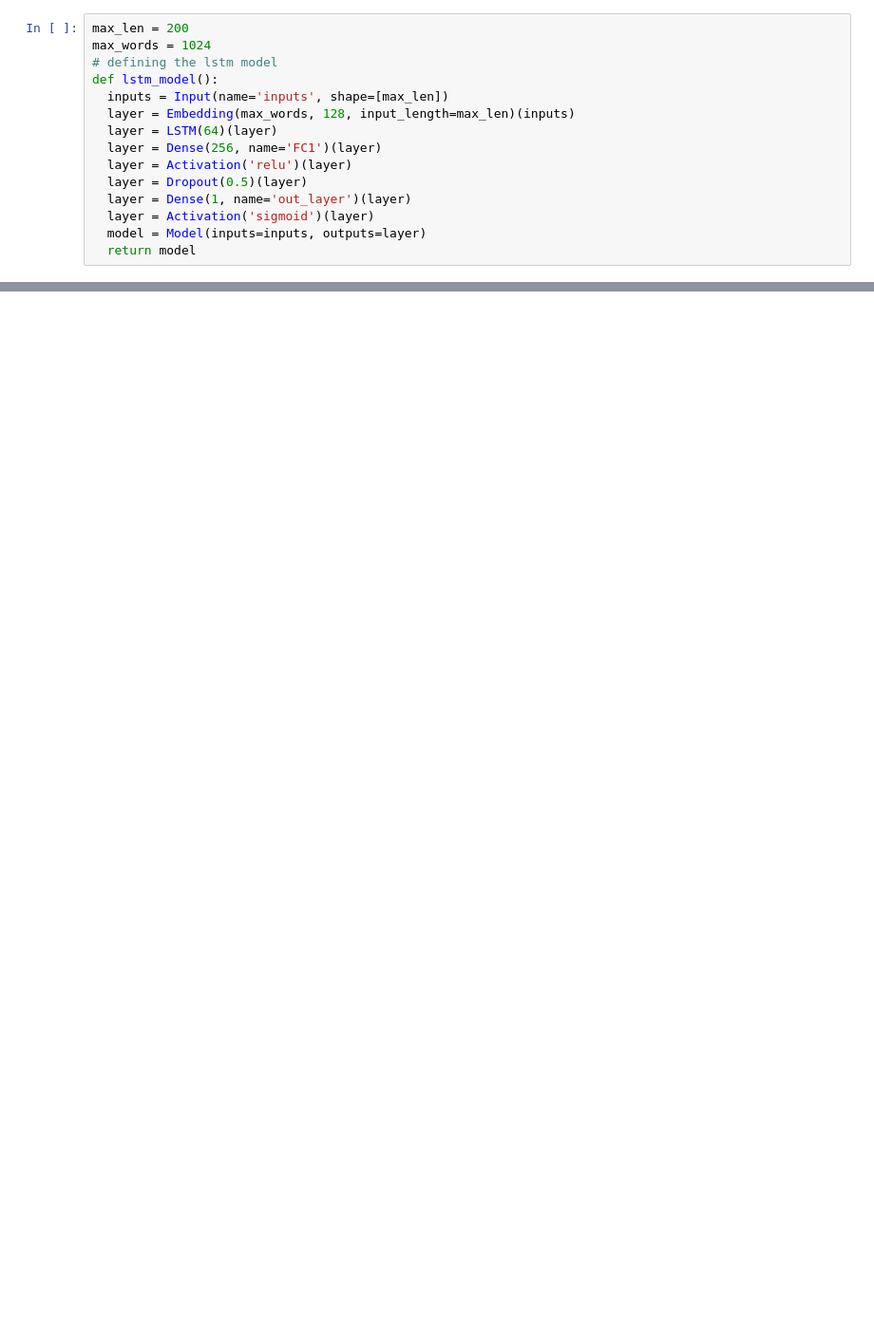
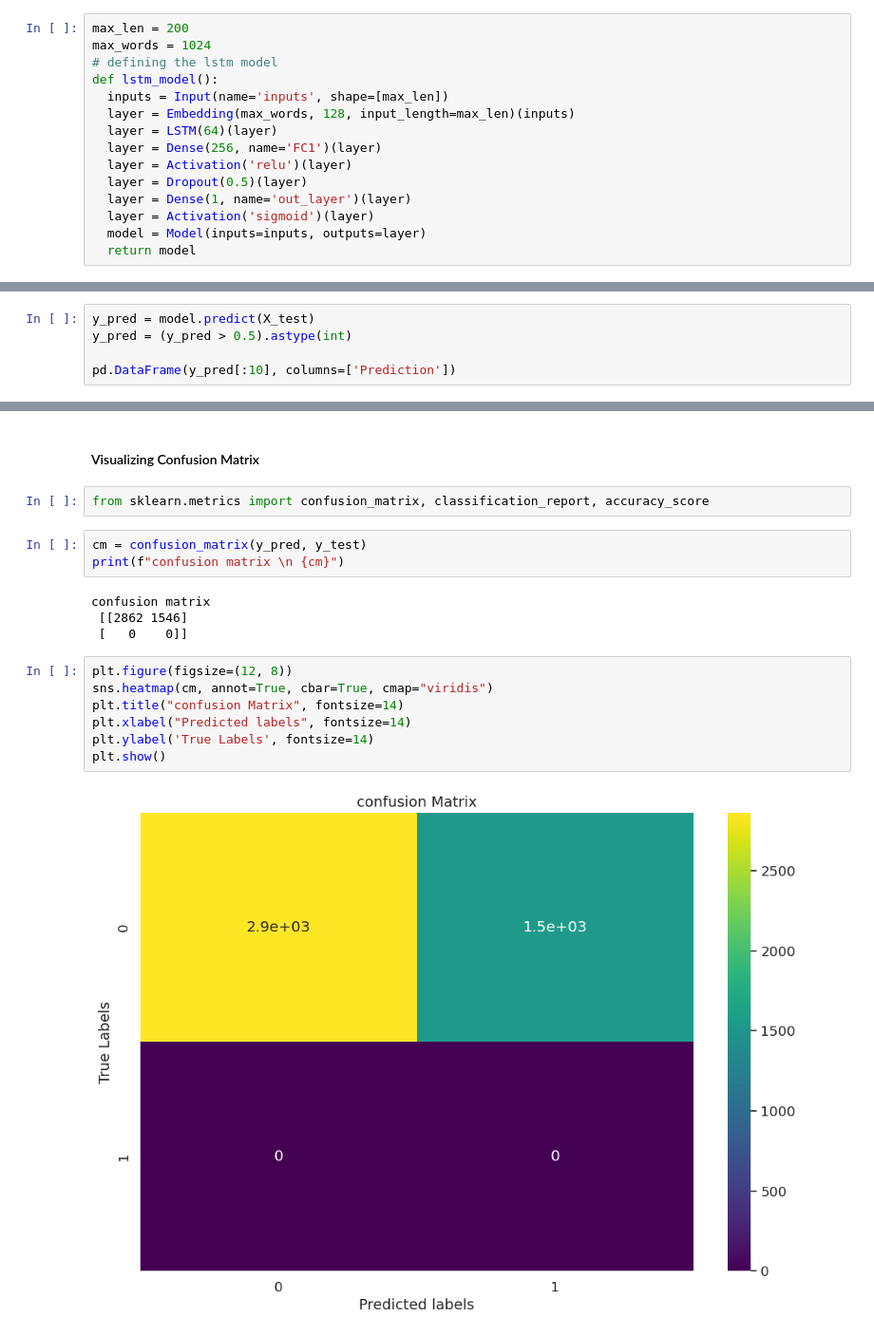
Before and after one commit to shivachaudhary46/natural_language_processing, a Jupyter notebook: Email_Spam_Detection/spam_classifier.ipynb, the cells around one changed output, grey strips where cells are left out. Shown at 95% size. Saved outputs shown, nothing was run; the diff lists cells and outputs as text; blank space fills up the shorter version.

Commit message:
completed spam email classification

```diff
--- a/Email_Spam_Detection/spam_classifier.ipynb
+++ b/Email_Spam_Detection/spam_classifier.ipynb
@@ -714,0 +765,5 @@ Epoch 3/50
+# %%
+y_pred = model.predict(X_test)
+y_pred = (y_pred > 0.5).astype(int)
+
+pd.DataFrame(y_pred[:10], columns=['Prediction'])
@@ -714,0 +796,20 @@ Epoch 3/50
+# %% [markdown]
+#### Visualizing Confusion Matrix
+# %%
+from sklearn.metrics import confusion_matrix, classification_report, accuracy_score
+# %%
+cm = confusion_matrix(y_pred, y_test)
+print(f"confusion matrix \n {cm}")
+# %% [output]
+confusion matrix
+ [[2862 1546]
+ [   0    0]]
+# %%
+plt.figure(figsize=(12, 8))
+sns.heatmap(cm, annot=True, cbar=True, cmap="viridis")
+plt.title("confusion Matrix", fontsize=14)
+plt.xlabel("Predicted labels", fontsize=14)
+plt.ylabel('True Labels', fontsize=14)
+plt.show()
+# %% [output]
+[figure, added]
```
Also changed, not shown: parts of 16 cells of this notebook.
